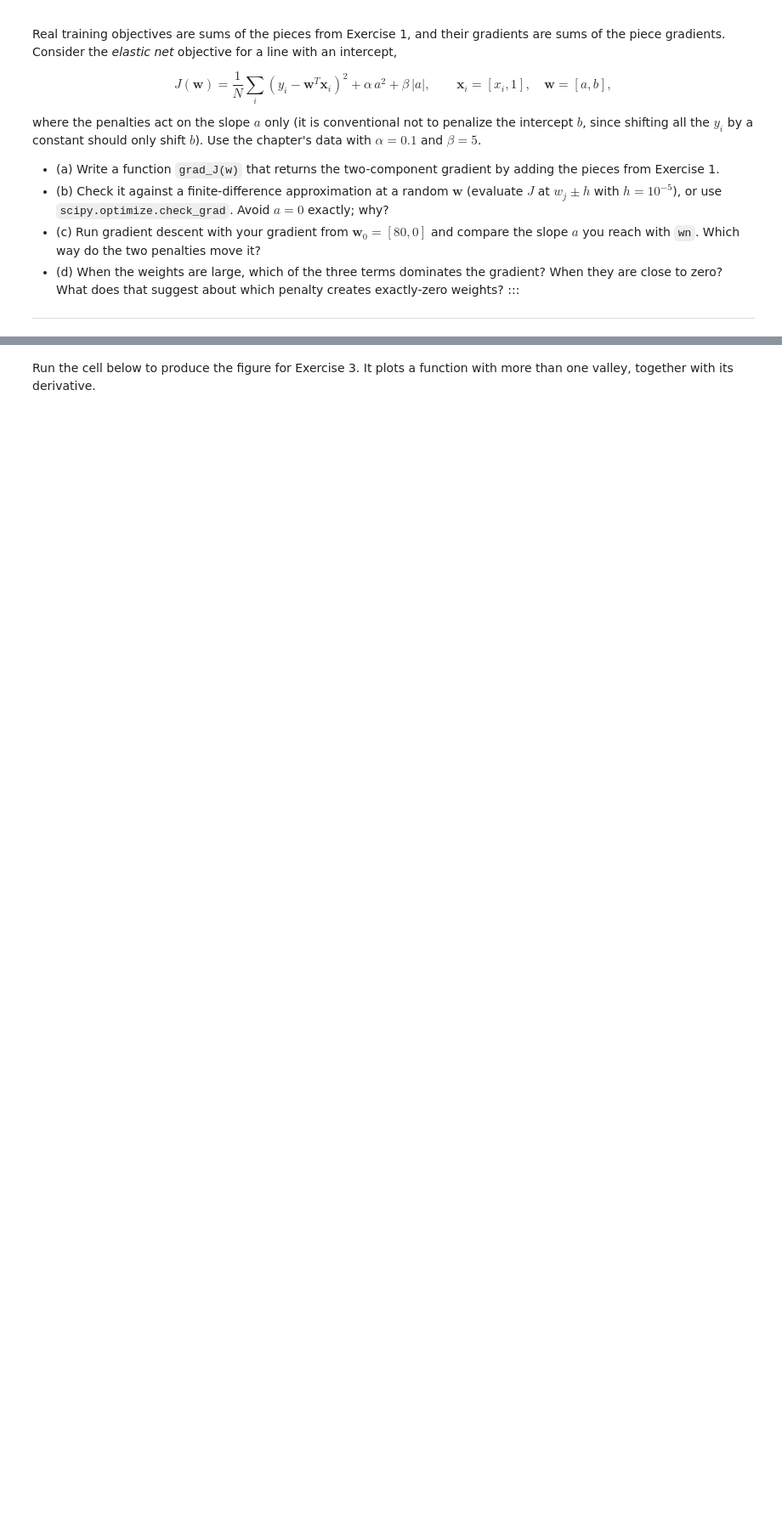
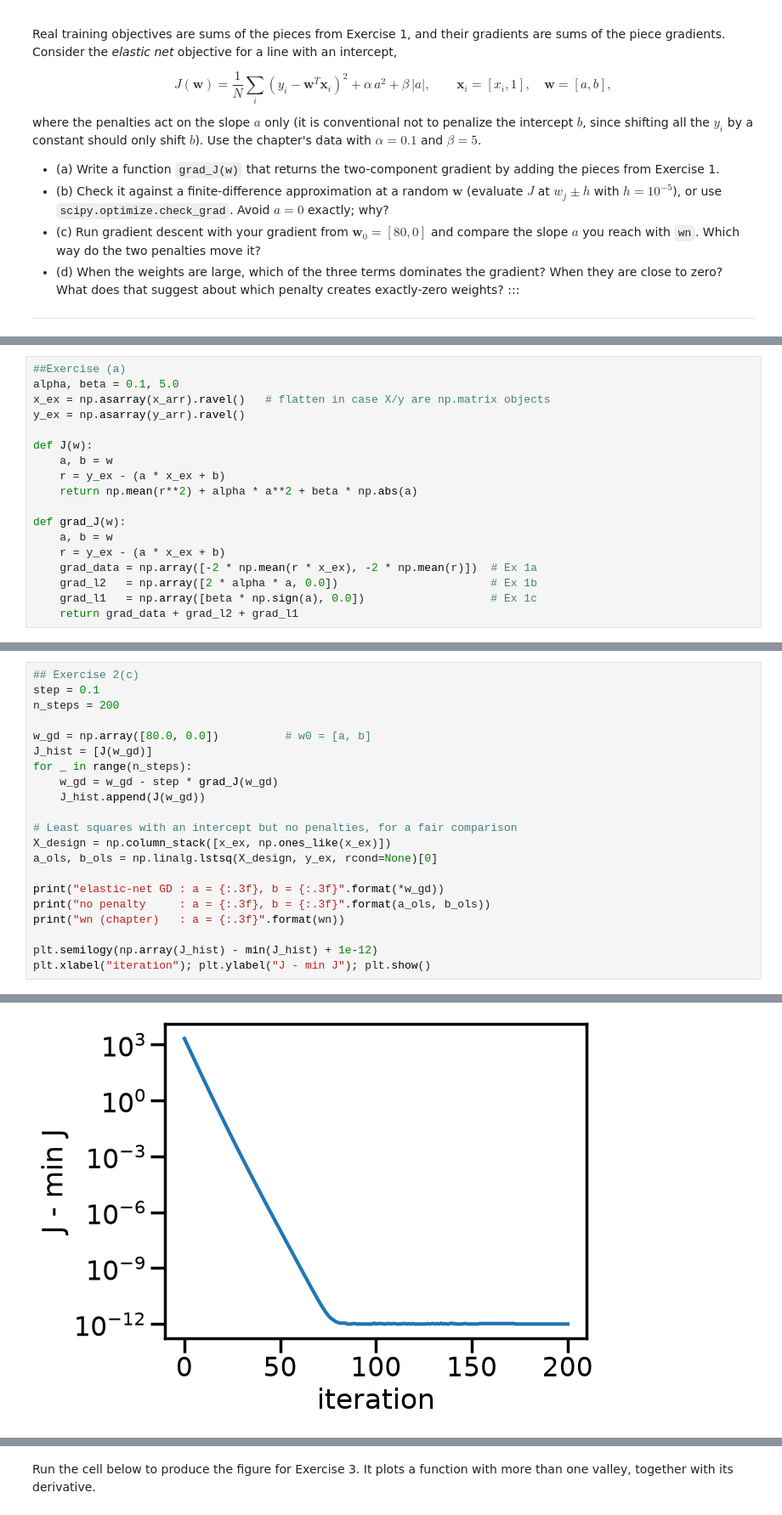
Before and after one commit to aapaul29/ML_for_MechEng, a Jupyter notebook: notebooks/supervised_linear_models.ipynb, the cells around one changed output, grey strips where cells are left out. Shown at 85% size. Drawn from its saved outputs; the diff is of its cells as text; blank space fills up the shorter version.

```diff
--- a/notebooks/supervised_linear_models.ipynb
+++ b/notebooks/supervised_linear_models.ipynb
@@ -865,0 +856,18 @@ SyntaxError: invalid syntax (353583455.py, line 9)
+# %%
+##Exercise (a)
+alpha, beta = 0.1, 5.0
+x_ex = np.asarray(x_arr).ravel()   # flatten in case X/y are np.matrix objects
+y_ex = np.asarray(y_arr).ravel()
+
+def J(w):
+    a, b = w
+    r = y_ex - (a * x_ex + b)
+    return np.mean(r**2) + alpha * a**2 + beta * np.abs(a)
+
+def grad_J(w):
+    a, b = w
+    r = y_ex - (a * x_ex + b)
+    grad_data = np.array([-2 * np.mean(r * x_ex), -2 * np.mean(r)])  # Ex 1a
+    grad_l2   = np.array([2 * alpha * a, 0.0])                       # Ex 1b
+    grad_l1   = np.array([beta * np.sign(a), 0.0])                   # Ex 1c
+    return grad_data + grad_l2 + grad_l1
@@ -865,0 +887,22 @@ SyntaxError: invalid syntax (353583455.py, line 9)
+# %%
+## Exercise 2(c)
+step = 0.1
+n_steps = 200
+
+w_gd = np.array([80.0, 0.0])          # w0 = [a, b]
+J_hist = [J(w_gd)]
+for _ in range(n_steps):
+    w_gd = w_gd - step * grad_J(w_gd)
+    J_hist.append(J(w_gd))
+
+# Least squares with an intercept but no penalties, for a fair comparison
+X_design = np.column_stack([x_ex, np.ones_like(x_ex)])
+a_ols, b_ols = np.linalg.lstsq(X_design, y_ex, rcond=None)[0]
+
+print("elastic-net GD : a = {:.3f}, b = {:.3f}".format(*w_gd))
+print("no penalty     : a = {:.3f}, b = {:.3f}".format(a_ols, b_ols))
+print("wn (chapter)   : a = {:.3f}".format(wn))
+
+plt.semilogy(np.array(J_hist) - min(J_hist) + 1e-12)
+plt.xlabel("iteration"); plt.ylabel("J - min J"); plt.show()
+# %% [output]
@@ -865,0 +912 @@ SyntaxError: invalid syntax (353583455.py, line 9)
+[figure, added]
```
Also changed, not shown: parts of 7 cells of this notebook.
